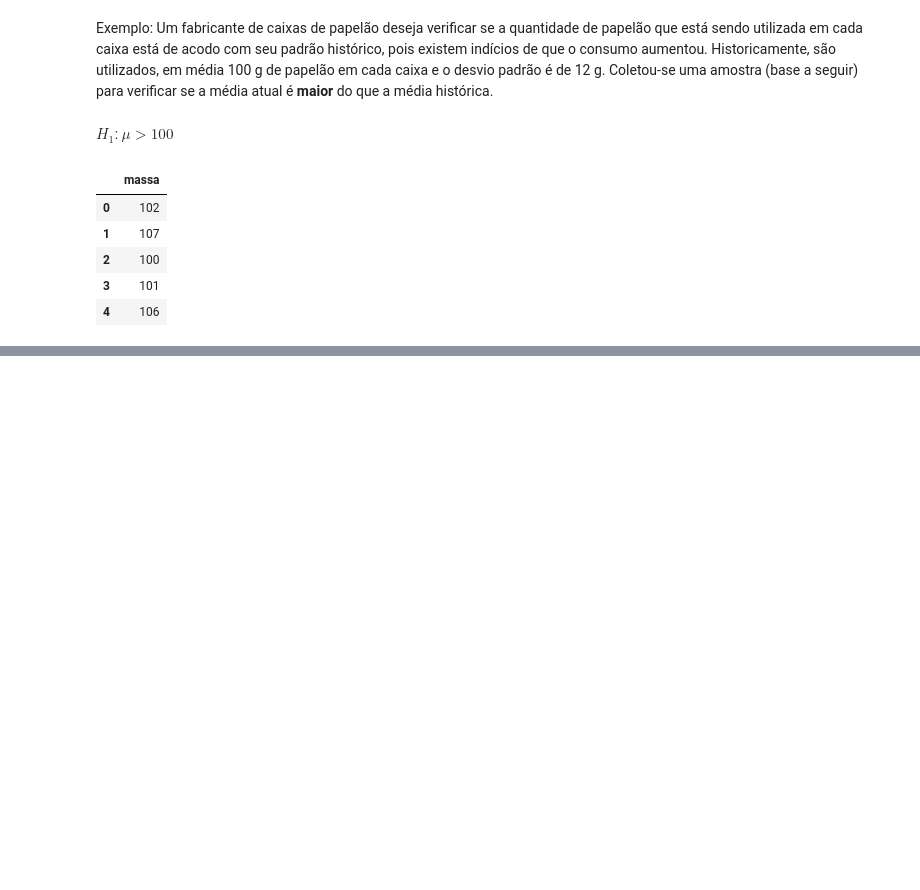
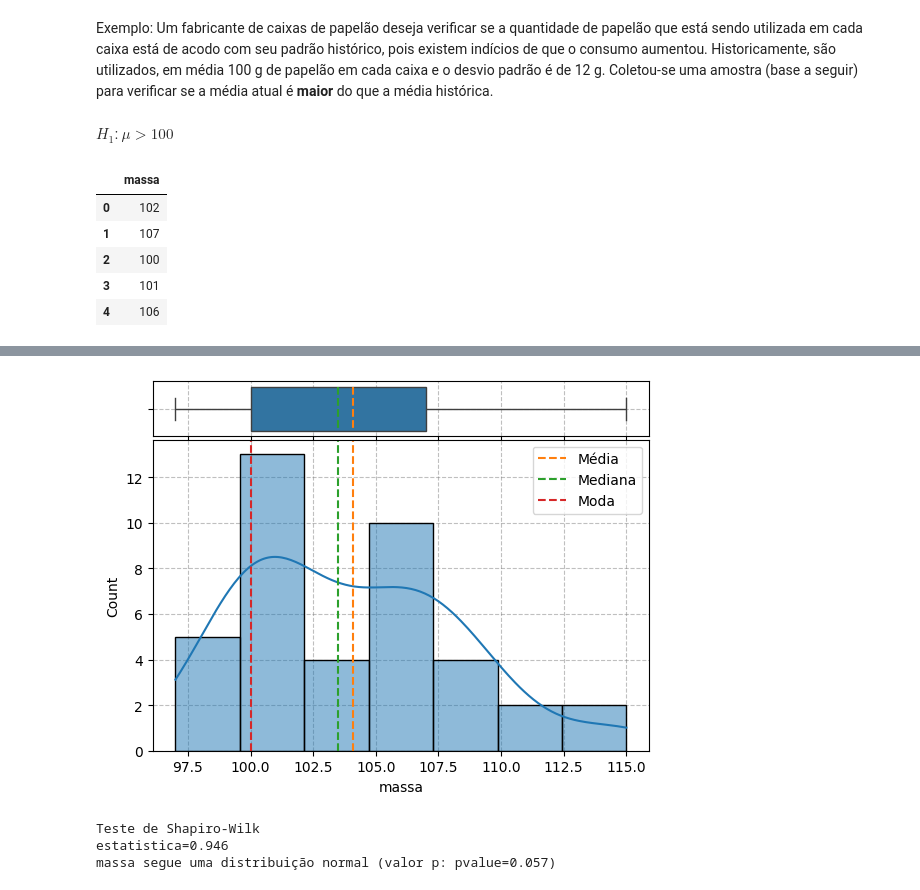
Before and after one commit to PauloViniciusR/Estatistica_dados, a Jupyter notebook: Estatistica_Inferencial/05_testes_hipoteses_parametricos_teste_z.ipynb, the cells around one changed output, grey strips where cells are left out. Drawn from its saved outputs; the diff is of its cells as text; code cells hidden in the pictures; blank space fills up the shorter version.

Commit message:
EStatistica inferencial

```diff
--- a/Estatistica_Inferencial/05_testes_hipoteses_parametricos_teste_z.ipynb
+++ b/Estatistica_Inferencial/05_testes_hipoteses_parametricos_teste_z.ipynb
@@ -49,0 +73,14 @@ df_papelao.head()
+# %%
+from auxiliares import composicao_boxplot
+
+composicao_boxplot(df_papelao, "massa")
+# %% [output]
+[figure, added]
+# %%
+from auxiliares import analise_shapiro
+
+analise_shapiro(df_papelao)
+# %% [output]
+Teste de Shapiro-Wilk
+estatistica=0.946
+massa segue uma distribuição normal (valor p: pvalue=0.057)
```
Also changed, not shown: parts of 3 cells of this notebook.
